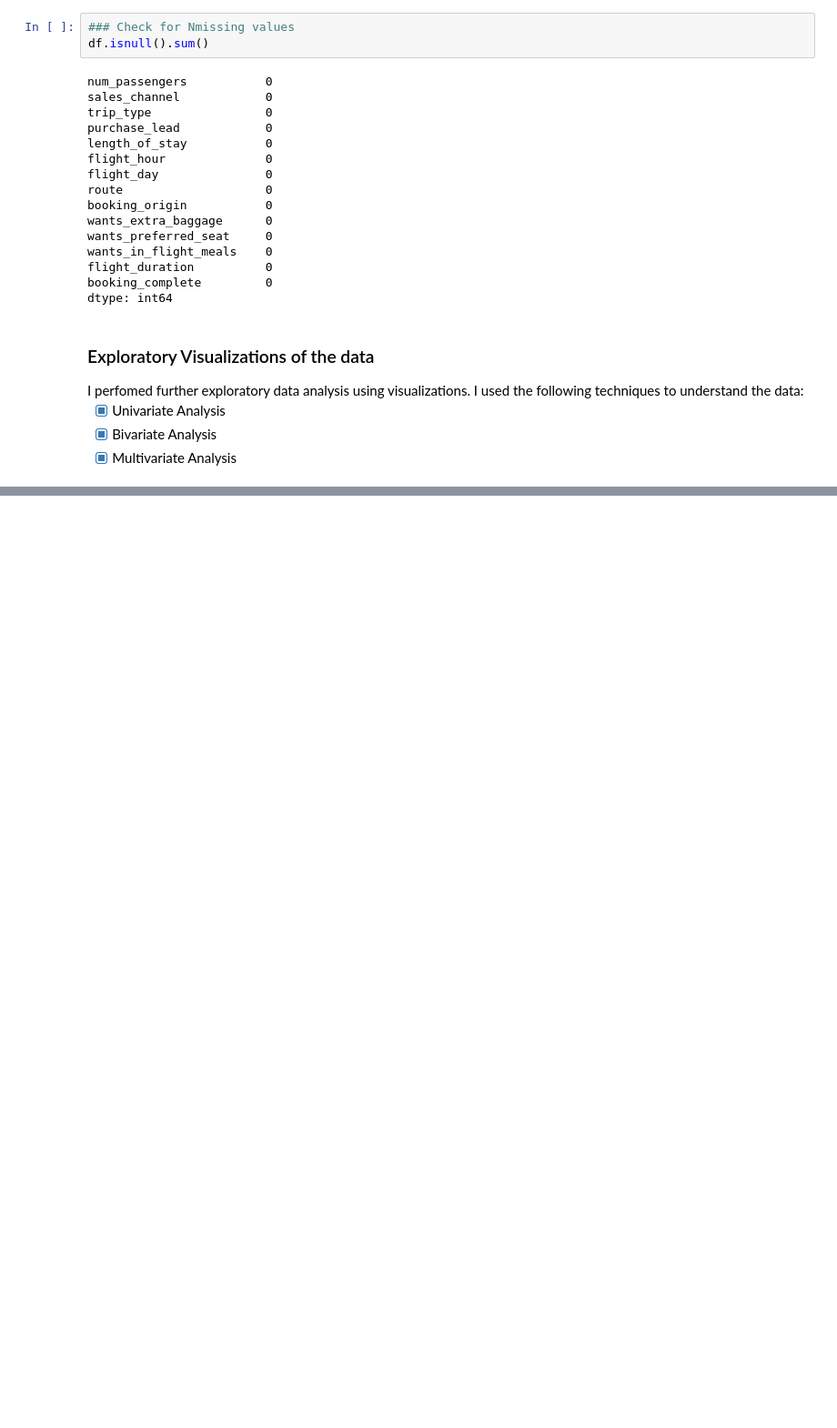
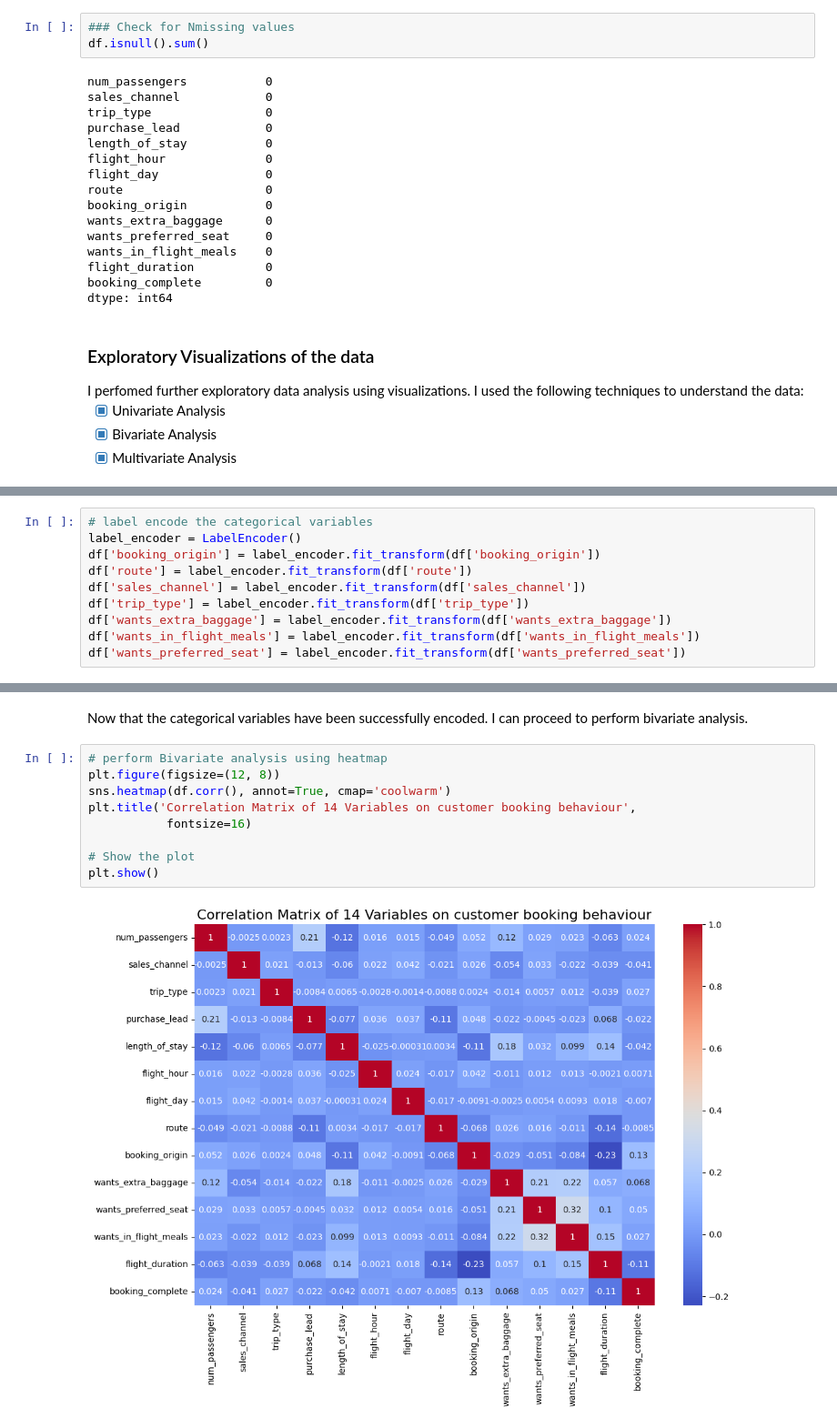
Before and after one commit to Simontagbor/BritishAirways-predictive-ML, a Jupyter notebook: index.ipynb, the cells around one changed output, grey strips where cells are left out. Shown at 91% size. Drawn from its saved outputs; the diff is of its cells as text; blank space fills up the shorter version.

Commit message:
Add new and modified image files, add bivariate analysis

```diff
--- a/index.ipynb
+++ b/index.ipynb
@@ -295,0 +470,10 @@ last updated: 2024-01-16
+# %%
+# label encode the categorical variables
+label_encoder = LabelEncoder()
+df['booking_origin'] = label_encoder.fit_transform(df['booking_origin'])
+df['route'] = label_encoder.fit_transform(df['route'])
+df['sales_channel'] = label_encoder.fit_transform(df['sales_channel'])
+df['trip_type'] = label_encoder.fit_transform(df['trip_type'])
+df['wants_extra_baggage'] = label_encoder.fit_transform(df['wants_extra_baggage'])
+df['wants_in_flight_meals'] = label_encoder.fit_transform(df['wants_in_flight_meals'])
+df['wants_preferred_seat'] = label_encoder.fit_transform(df['wants_preferred_seat'])
@@ -295,0 +504,13 @@ last updated: 2024-01-16
+# %% [markdown]
+Now that the categorical variables have been successfully encoded. I can proceed to perform bivariate analysis.
+# %%
+# perform Bivariate analysis using heatmap
+plt.figure(figsize=(12, 8))
+sns.heatmap(df.corr(), annot=True, cmap='coolwarm')
+plt.title('Correlation Matrix of 14 Variables on customer booking behaviour',
+           fontsize=16)
+
+# Show the plot
+plt.show()
+# %% [output]
+[figure, added]
```
Also changed, not shown: parts of 13 cells of this notebook, 3 other files.
